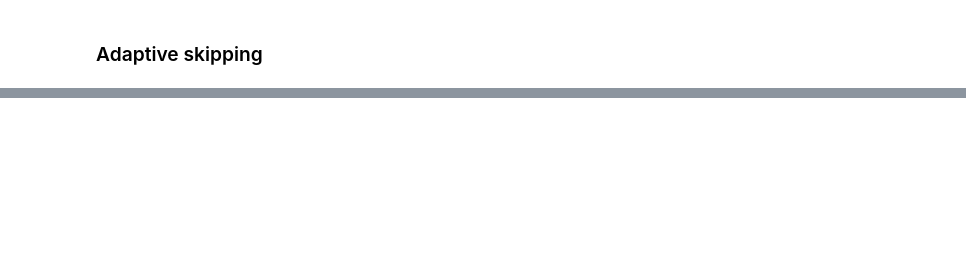
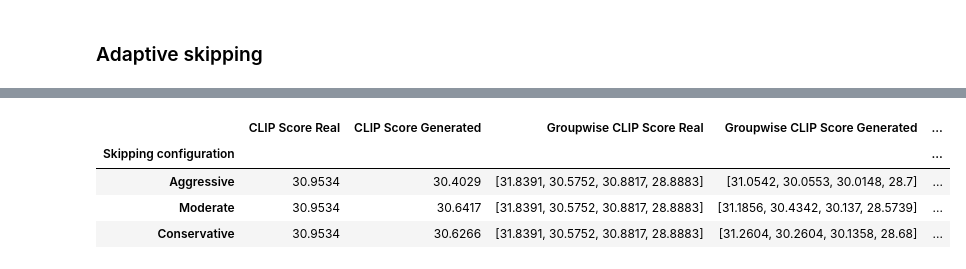
Before and after one commit to ontenkutsenko/Diffusion, a Jupyter notebook: src/notebooks/adaptive_skipping.ipynb, the cells around one changed output, grey strips where cells are left out. Cells and saved outputs as stored; diff of their text form; code cells hidden in the pictures; blank space fills up the shorter version.

Commit message:
Updates in adaptive skipping and whole pipeline

```diff
--- a/src/notebooks/adaptive_skipping.ipynb
+++ b/src/notebooks/adaptive_skipping.ipynb
@@ -227,2 +241,6 @@ coco_flg = True
 # %%
-adaptive_skipping_config = [[23, 24]]
+adaptive_skipping_config = [[15,20,24,27],
+                            [20,23,25,28],
+                            [23,24,26,29],
+                            ]
+pipe = ReSDPipeline.from_pretrained("stable-diffusion-v1-5/stable-diffusion-v1-5", torch_dtype=torch.float16).to("cuda:1")
@@ -357,7 +246,0 @@ prompts = json.load(open(prompts_to_path, "r"))
-# %%
-pipe = ReSDPipeline.from_pretrained(
-    "stable-diffusion-v1-5/stable-diffusion-v1-5", torch_dtype=torch.float16
-).to("cuda:0")
-# %%
-with open("../data/results/coco-neighbours_key-margin=0_dataset-size=10000.json") as f:
-    dim_neighbours = json.load(f)
@@ -386,0 +500,30 @@ with h5py.File(trajectory_path, "r") as trajectory_file:
+# %%
+# Create DataFrame with metrics
+metrics_df = pd.DataFrame({
+    'Skipping configuration': ["Aggressive", "Moderate", "Conservative"],
+    'CLIP Score Real': clips_real,
+    'CLIP Score Generated': clips_generated,
+    'Groupwise CLIP Score Real': clips_real_group,
+    'Groupwise CLIP Score Generated': clips_generated_group,
+    'Pick score retrieval vs gen': picks,
+    'Groupwise Pick score retrieval vs gen': picks_group,
+    'Inception Score Real': inceptions_real,
+    'Inception Score Generated': inceptions_generated,
+    'FID retrieval vs gen': fids,
+    'Average Steps': avg_steps,
+})
+
+# Set Value Margin Steps as index
+metrics_df = metrics_df.set_index('Skipping configuration')
+
+# # Save to CSV
+metrics_df.to_csv('../data/results/adaptive_skipping/metrics-skipping.csv')
+
+# Display the table
+metrics_df
+# %% [output]
+|  | CLIP Score Real | CLIP Score Generated | Groupwise CLIP Score Real | Groupwise CLIP Score Generated | ... |
+| Skipping configuration |  |  |  |  | ... |
+| Aggressive | 30.9534 | 30.4029 | [31.8391, 30.5752, 30.8817, 28.8883] | [31.0542, 30.0553, 30.0148, 28.7] | ... |
+| Moderate | 30.9534 | 30.6417 | [31.8391, 30.5752, 30.8817, 28.8883] | [31.1856, 30.4342, 30.137, 28.5739] | ... |
+| Conservative | 30.9534 | 30.6266 | [31.8391, 30.5752, 30.8817, 28.8883] | [31.2604, 30.2604, 30.1358, 28.68] | ... |
```
Also changed, not shown: parts of 17 cells of this notebook.
